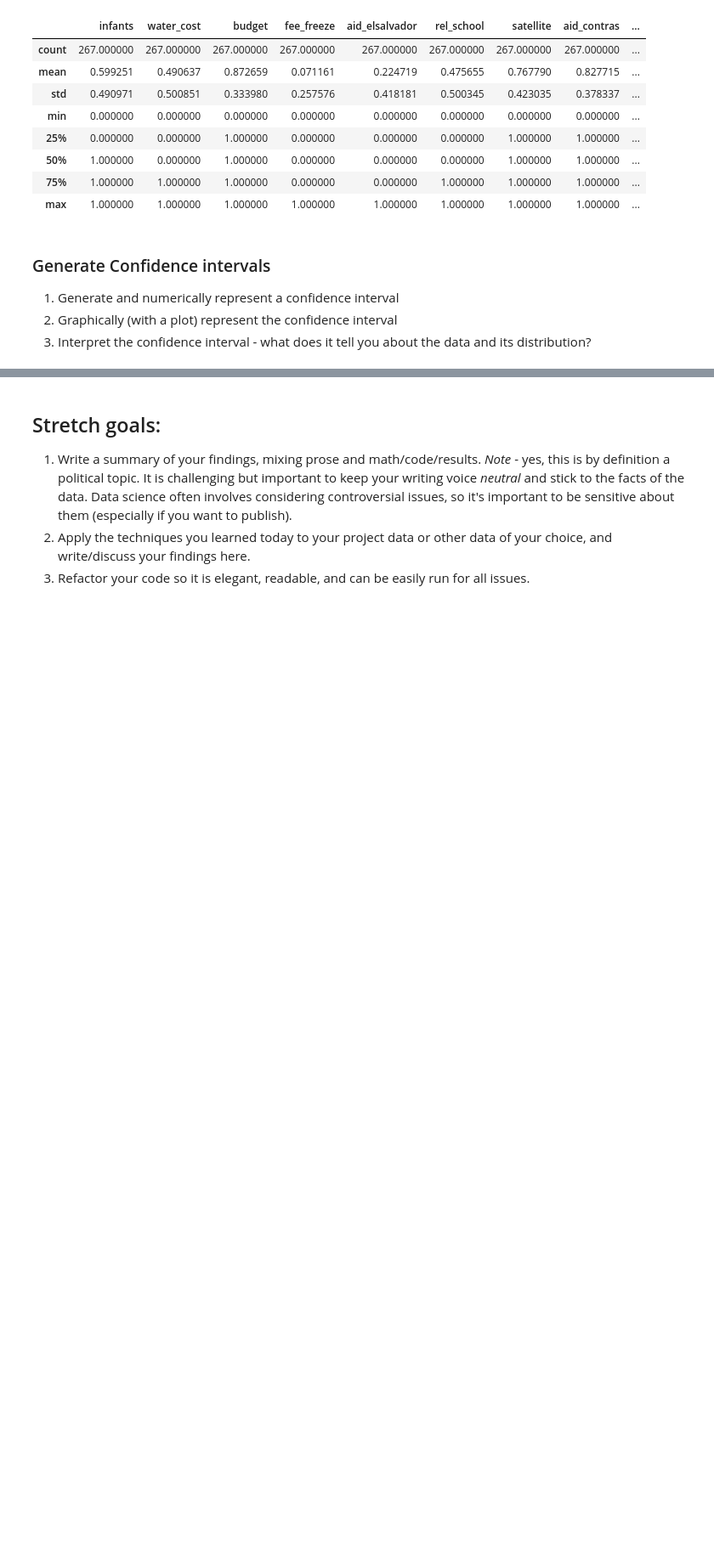
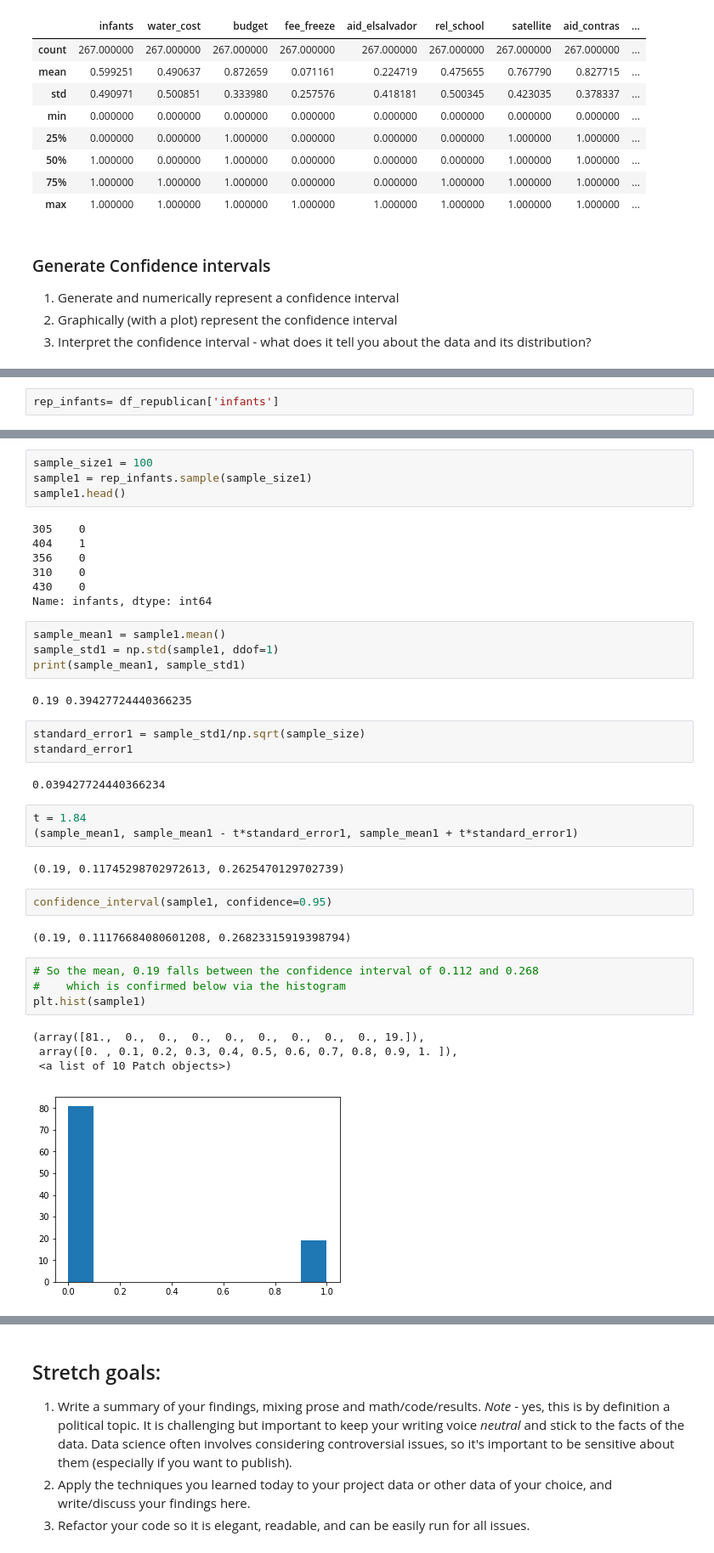
Before and after one commit to cardstud/DS-Unit-1-Sprint-3-Statistical-Tests-and-Experiments, a Jupyter notebook: module2-sampling-confidence-intervals-and-hypothesis-testing/LS_DS_132_Sampling_Confidence_Intervals_and_Hypothesis_Testing_Assignment.ipynb, the cells around one changed output, grey strips where cells are left out. Shown at 85% size. Cells and saved outputs as stored; diff of their text form; blank space fills up the shorter version.

```diff
--- a/module2-sampling-confidence-intervals-and-hypothesis-testing/LS_DS_132_Sampling_Confidence_Intervals_and_Hypothesis_Testing_Assignment.ipynb
+++ b/module2-sampling-confidence-intervals-and-hypothesis-testing/LS_DS_132_Sampling_Confidence_Intervals_and_Hypothesis_Testing_Assignment.ipynb
@@ -246,0 +268,2 @@ confidence_interval(sample, confidence=0.95)
+# %%
+rep_infants= df_republican['infants']
@@ -246,0 +282,40 @@ confidence_interval(sample, confidence=0.95)
+# %%
+sample_size1 = 100
+sample1 = rep_infants.sample(sample_size1)
+sample1.head()
+# %% [output]
+305    0
+404    1
+356    0
+310    0
+430    0
+Name: infants, dtype: int64
+# %%
+sample_mean1 = sample1.mean()
+sample_std1 = np.std(sample1, ddof=1)
+print(sample_mean1, sample_std1)
+# %% [output]
+0.19 0.39427724440366235
+# %%
+standard_error1 = sample_std1/np.sqrt(sample_size)
+standard_error1
+# %% [output]
+0.039427724440366234
+# %%
+t = 1.84
+(sample_mean1, sample_mean1 - t*standard_error1, sample_mean1 + t*standard_error1)
+# %% [output]
+(0.19, 0.11745298702972613, 0.2625470129702739)
+# %%
+confidence_interval(sample1, confidence=0.95)
+# %% [output]
+(0.19, 0.11176684080601208, 0.26823315919398794)
+# %%
+# So the mean, 0.19 falls between the confidence interval of 0.112 and 0.268
+#    which is confirmed below via the histogram
+plt.hist(sample1)
+# %% [output]
+(array([81.,  0.,  0.,  0.,  0.,  0.,  0.,  0.,  0., 19.]),
+ array([0. , 0.1, 0.2, 0.3, 0.4, 0.5, 0.6, 0.7, 0.8, 0.9, 1. ]),
+ <a list of 10 Patch objects>)
+[figure, added]
```
Also changed, not shown: parts of 31 cells of this notebook.
